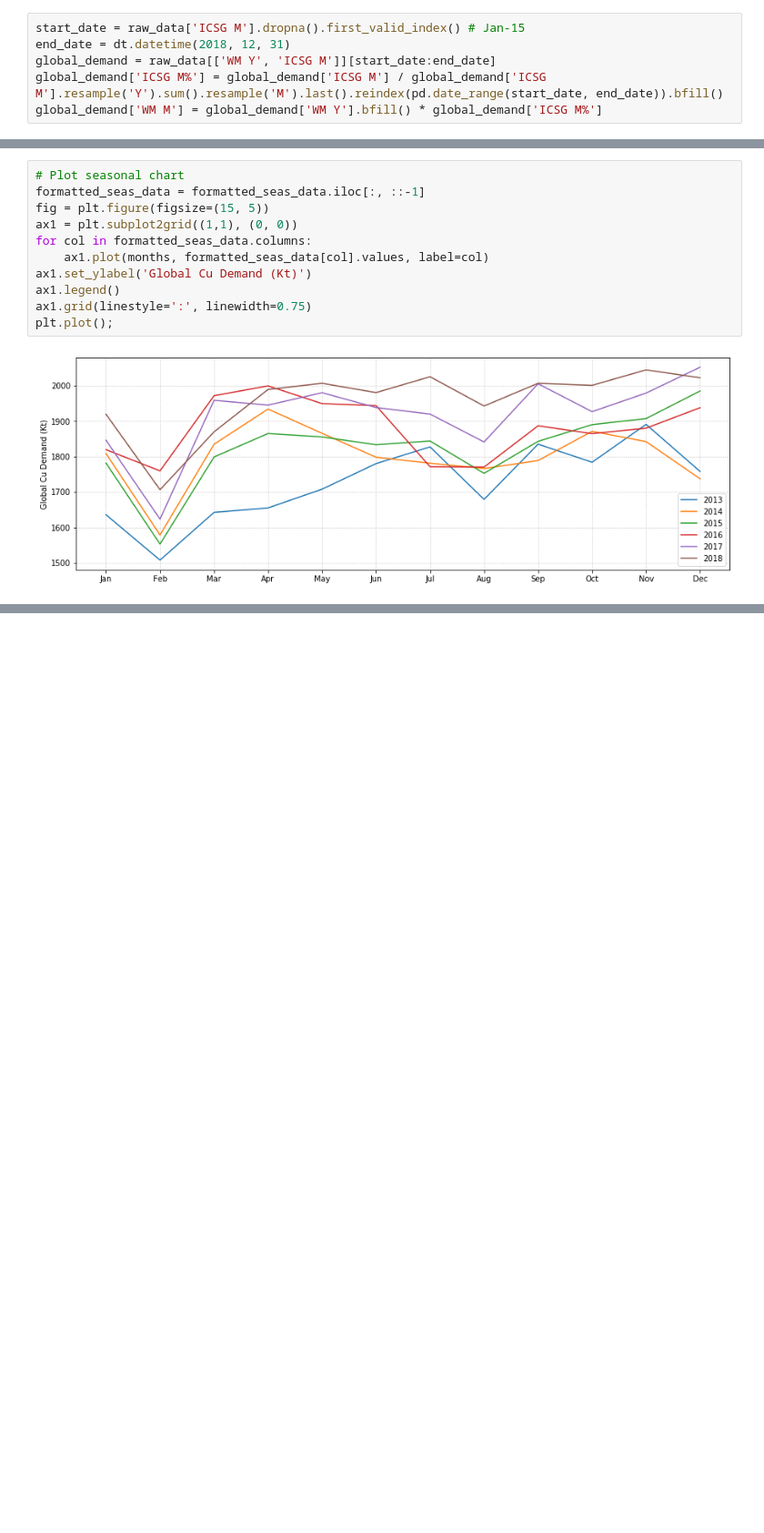
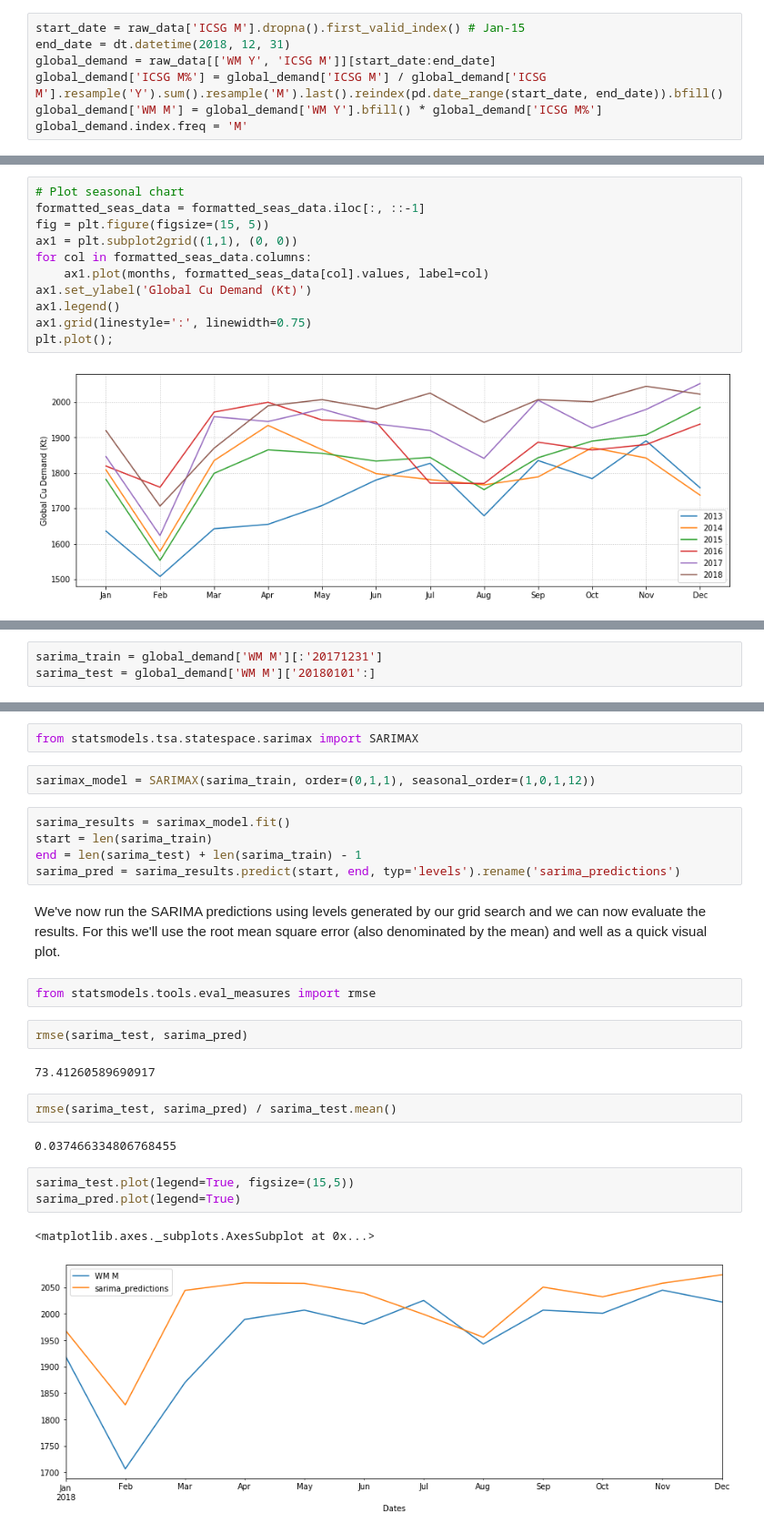
Before and after one commit to rfow/notebooks, a Jupyter notebook: Demand Forecast.ipynb, the cells around one changed output, grey strips where cells are left out. Shown at 91% size. Cells and saved outputs as stored; diff of their text form; blank space fills up the shorter version.

Commit message:
sarima forecast details

```diff
--- a/Demand Forecast.ipynb
+++ b/Demand Forecast.ipynb
@@ -38,6 +38,7 @@ end_date = dt.datetime(2018, 12, 31)
 global_demand = raw_data[['WM Y', 'ICSG M']][start_date:end_date]
 global_demand['ICSG M%'] = global_demand['ICSG M'] / global_demand['ICSG M'].resample('Y').sum().resample('M').last().reindex(pd.date_range(start_date, end_date)).bfill()
 global_demand['WM M'] = global_demand['WM Y'].bfill() * global_demand['ICSG M%']
+global_demand.index.freq = 'M'
 # %%
 global_demand.head()
 # %% [output]
@@ -83,0 +103,3 @@ plt.plot();
+# %%
+sarima_train = global_demand['WM M'][:'20171231']
+sarima_test = global_demand['WM M']['20180101':]
@@ -83,0 +129,27 @@ plt.plot();
+# %%
+from statsmodels.tsa.statespace.sarimax import SARIMAX
+# %%
+sarimax_model = SARIMAX(sarima_train, order=(0,1,1), seasonal_order=(1,0,1,12))
+# %%
+sarima_results = sarimax_model.fit()
+start = len(sarima_train)
+end = len(sarima_test) + len(sarima_train) - 1
+sarima_pred = sarima_results.predict(start, end, typ='levels').rename('sarima_predictions')
+# %% [markdown]
+We've now run the SARIMA predictions using levels generated by our grid search and we can now evaluate the results. For this we'll use the root mean square error (also denominated by the mean) and well as a quick visual plot.
+# %%
+from statsmodels.tools.eval_measures import rmse
+# %%
+rmse(sarima_test, sarima_pred)
+# %% [output]
+73.41260589690917
+# %%
+rmse(sarima_test, sarima_pred) / sarima_test.mean()
+# %% [output]
+0.037466334806768455
+# %%
+sarima_test.plot(legend=True, figsize=(15,5))
+sarima_pred.plot(legend=True)
+# %% [output]
+<matplotlib.axes._subplots.AxesSubplot at 0x...>
+[figure, added]
```
Also changed, not shown: parts of 6 cells of this notebook.
